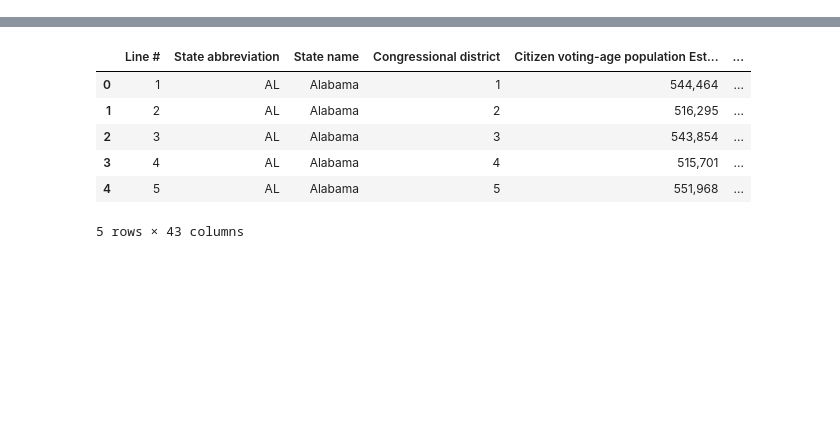
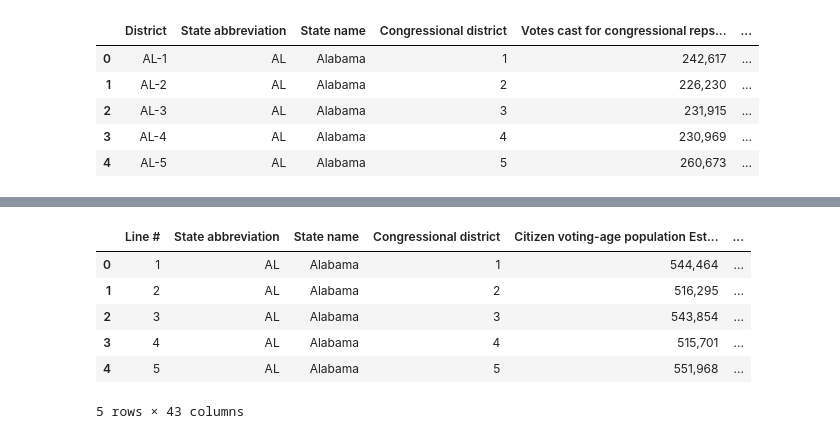
Before and after one commit to tthoang/Reading-Between-the-Gerrymandered-Lines, a Jupyter notebook: notebooks/demographics_eda.ipynb, the cells around one changed output, grey strips where cells are left out. Saved outputs shown, nothing was run; the diff lists cells and outputs as text; code cells hidden in the pictures; blank space fills up the shorter version.

```diff
--- a/notebooks/demographics_eda.ipynb
+++ b/notebooks/demographics_eda.ipynb
@@ -38,0 +27,5 @@ voting_turnout.head()
+# %%
+voting_turnout = voting_turnout.drop(columns = ['Line #', 'Unnamed: 9', 'Unnamed: 10', 'Unnamed: 11', 'Unnamed: 12', 'Unnamed: 13', 'Unnamed: 14',
+                                              'Unnamed: 15', 'Unnamed: 16', 'Unnamed: 17', 'Unnamed: 18'])
+# %%
+voting_turnout['District'] = voting_turnout['State abbreviation'] + "-" + voting_turnout['Congressional district']
@@ -38,0 +42,21 @@ voting_turnout.head()
+# %%
+voting_turnout = voting_turnout[['District', 'State abbreviation', 'State name', 'Congressional district',
+       'Votes cast for congressional representative for the November 6, 2018 election1',
+       ' Citizen voting-age population Estimate ',
+       ' Citizen voting-age population Margin of error (MOE) ',
+       ' Voting Rate Estimate ', ' Voting Rate Margin of error (MOE) ']]
+# %%
+voting_turnout.columns = ['District', 'State abbreviation', 'State name', 'Congressional district',
+       'Votes cast for congressional reps for the Nov 2018 election',
+       'Citizen voting-age population Estimate',
+       'Citizen voting-age population MOE',
+       'Voting Rate Estimate', 'Voting Rate MOE']
+# %%
+voting_turnout.head()
+# %% [output]
+|  | District | State abbreviation | State name | Congressional district | Votes cast for congressional reps... | ... |
+| 0 | AL-1 | AL | Alabama | 1 | 242,617 | ... |
+| 1 | AL-2 | AL | Alabama | 2 | 226,230 | ... |
+| 2 | AL-3 | AL | Alabama | 3 | 231,915 | ... |
+| 3 | AL-4 | AL | Alabama | 4 | 230,969 | ... |
+| 4 | AL-5 | AL | Alabama | 5 | 260,673 | ... |
```
Also changed, not shown: parts of 57 cells of this notebook.
